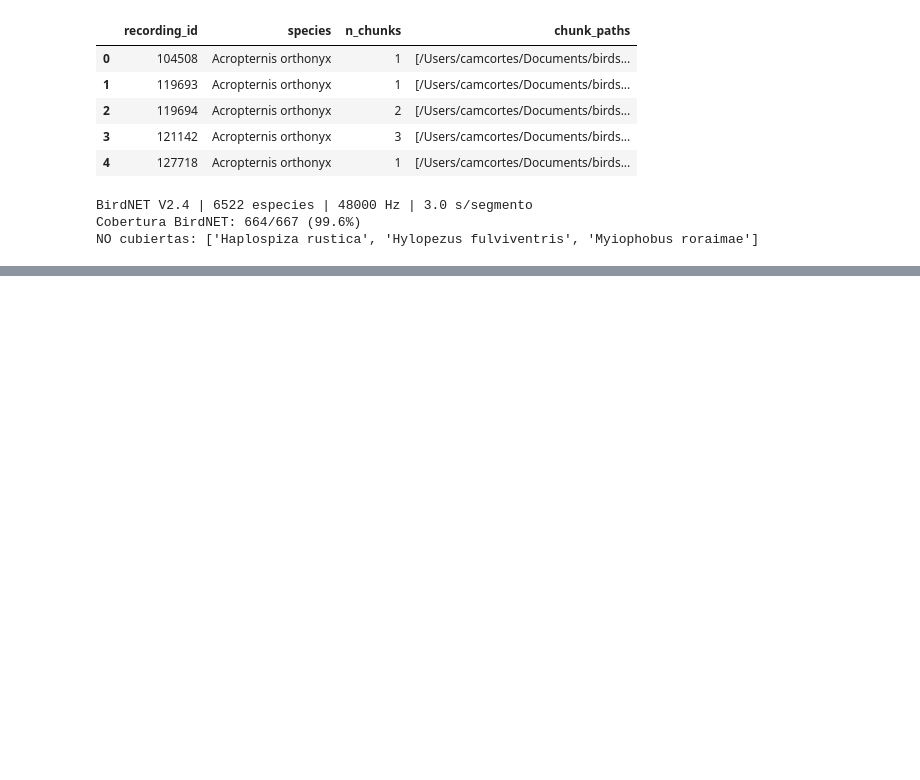
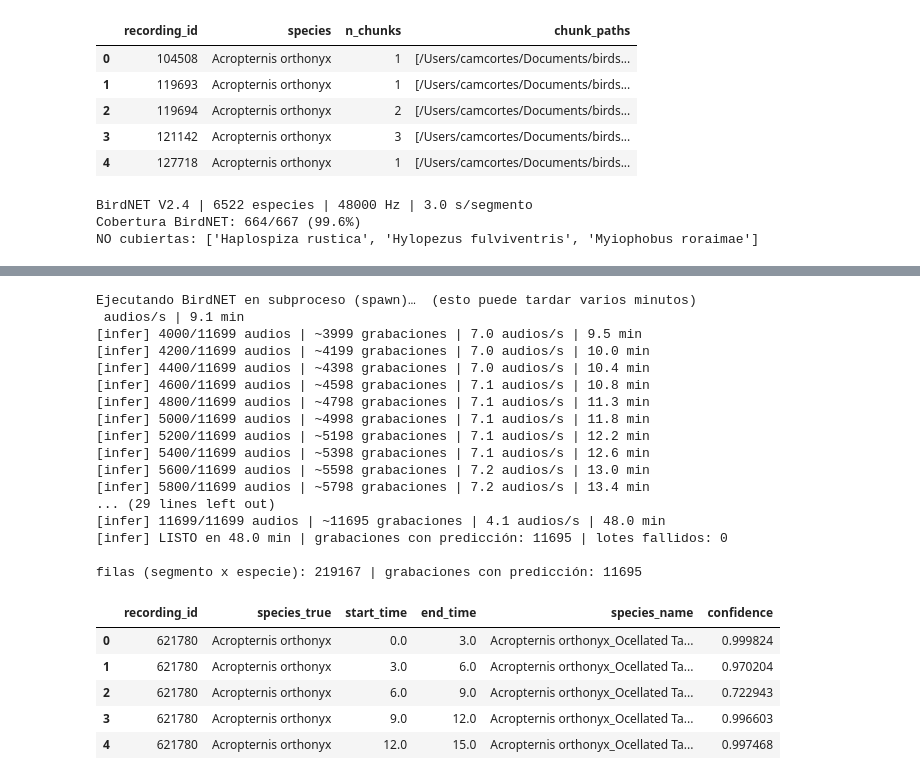
Before and after one commit to camiloacp/The-Evolutionary-Structure-of-Acoustic-Learnability-A-Deep-Learning-Approach-to-Neotropical-Birdsong, a Jupyter notebook: notebooks/20_birdnet_comparison.ipynb, the cells around one changed output, grey strips where cells are left out. Saved outputs shown, nothing was run; the diff lists cells and outputs as text; code cells hidden in the pictures; blank space fills up the shorter version.

```diff
--- a/notebooks/20_birdnet_comparison.ipynb
+++ b/notebooks/20_birdnet_comparison.ipynb
@@ -196,0 +165,51 @@ seg_df.head()
+# %%
+# 5) Inferencia BirdNET en un SUBPROCESO (spawn) — evita el deadlock de multiprocessing
+#    (fork) en Jupyter y es rápido: pre-decodifica a 48 kHz y usa predict_arrays en paralelo.
+#    El subproceso descarta internamente los audios ilegibles/corruptos.
+custom_species = sorted(coverage.loc[coverage.covered, "birdnet_label"].dropna().unique())
+
+infer_in    = os.path.join(DATA_DIR, "_birdnet_infer_input.csv")
+custom_file = os.path.join(DATA_DIR, "_birdnet_custom_species.txt")
+seg_path    = os.path.join(DATA_DIR, "birdnet_segments.csv")
+sample[["recording_id", "species", "audio_path"]].to_csv(infer_in, index=False)
+with open(custom_file, "w", encoding="utf-8") as f:
+    f.write("\n".join(custom_species))
+
+cmd = [sys.executable, "../src/run_birdnet_inference.py",
+       "--input-csv", infer_in, "--custom-species-file", custom_file,
+       "--out-csv", seg_path, "--n-producers", "6", "--top-k", str(TOP_K)]
+print("Ejecutando BirdNET en subproceso (spawn)…  (esto puede tardar varios minutos)")
+proc = subprocess.run(cmd, capture_output=True, text=True)
+print(proc.stdout[-3000:])
+if proc.returncode != 0:
+    print("STDERR:\n", proc.stderr[-3000:])
+    raise RuntimeError("La inferencia BirdNET (subproceso) falló; revisa el STDERR de arriba.")
+
+seg_df = pd.read_csv(seg_path)
+print("filas (segmento x especie):", len(seg_df),
+      "| grabaciones con predicción:", seg_df.recording_id.nunique())
+seg_df.head()
+# %% [output]
+Ejecutando BirdNET en subproceso (spawn)…  (esto puede tardar varios minutos)
+ audios/s | 9.1 min
+[infer] 4000/11699 audios | ~3999 grabaciones | 7.0 audios/s | 9.5 min
+[infer] 4200/11699 audios | ~4199 grabaciones | 7.0 audios/s | 10.0 min
+[infer] 4400/11699 audios | ~4398 grabaciones | 7.0 audios/s | 10.4 min
+[infer] 4600/11699 audios | ~4598 grabaciones | 7.1 audios/s | 10.8 min
+[infer] 4800/11699 audios | ~4798 grabaciones | 7.1 audios/s | 11.3 min
+[infer] 5000/11699 audios | ~4998 grabaciones | 7.1 audios/s | 11.8 min
+[infer] 5200/11699 audios | ~5198 grabaciones | 7.1 audios/s | 12.2 min
+[infer] 5400/11699 audios | ~5398 grabaciones | 7.1 audios/s | 12.6 min
+[infer] 5600/11699 audios | ~5598 grabaciones | 7.2 audios/s | 13.0 min
+[infer] 5800/11699 audios | ~5798 grabaciones | 7.2 audios/s | 13.4 min
+... (29 lines left out)
+[infer] 11699/11699 audios | ~11695 grabaciones | 4.1 audios/s | 48.0 min
+[infer] LISTO en 48.0 min | grabaciones con predicción: 11695 | lotes fallidos: 0
+
+filas (segmento x especie): 219167 | grabaciones con predicción: 11695
+|  | recording_id | species_true | start_time | end_time | species_name | confidence |
+| 0 | 621780 | Acropternis orthonyx | 0.0 | 3.0 | Acropternis orthonyx_Ocellated Ta... | 0.999824 |
+| 1 | 621780 | Acropternis orthonyx | 3.0 | 6.0 | Acropternis orthonyx_Ocellated Ta... | 0.970204 |
+| 2 | 621780 | Acropternis orthonyx | 6.0 | 9.0 | Acropternis orthonyx_Ocellated Ta... | 0.722943 |
+| 3 | 621780 | Acropternis orthonyx | 9.0 | 12.0 | Acropternis orthonyx_Ocellated Ta... | 0.996603 |
+| 4 | 621780 | Acropternis orthonyx | 12.0 | 15.0 | Acropternis orthonyx_Ocellated Ta... | 0.997468 |
```
Also changed, not shown: parts of 7 cells of this notebook, 6 other files.
